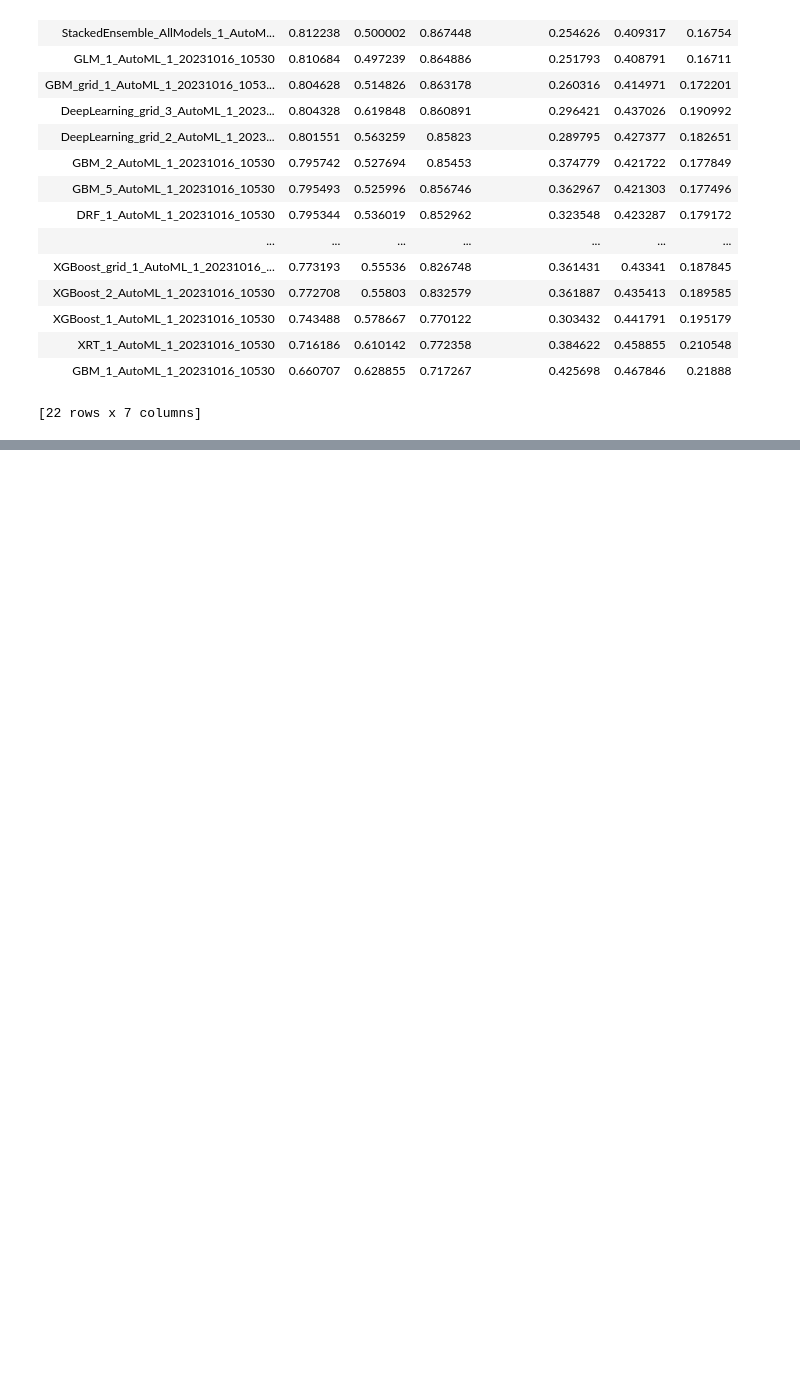
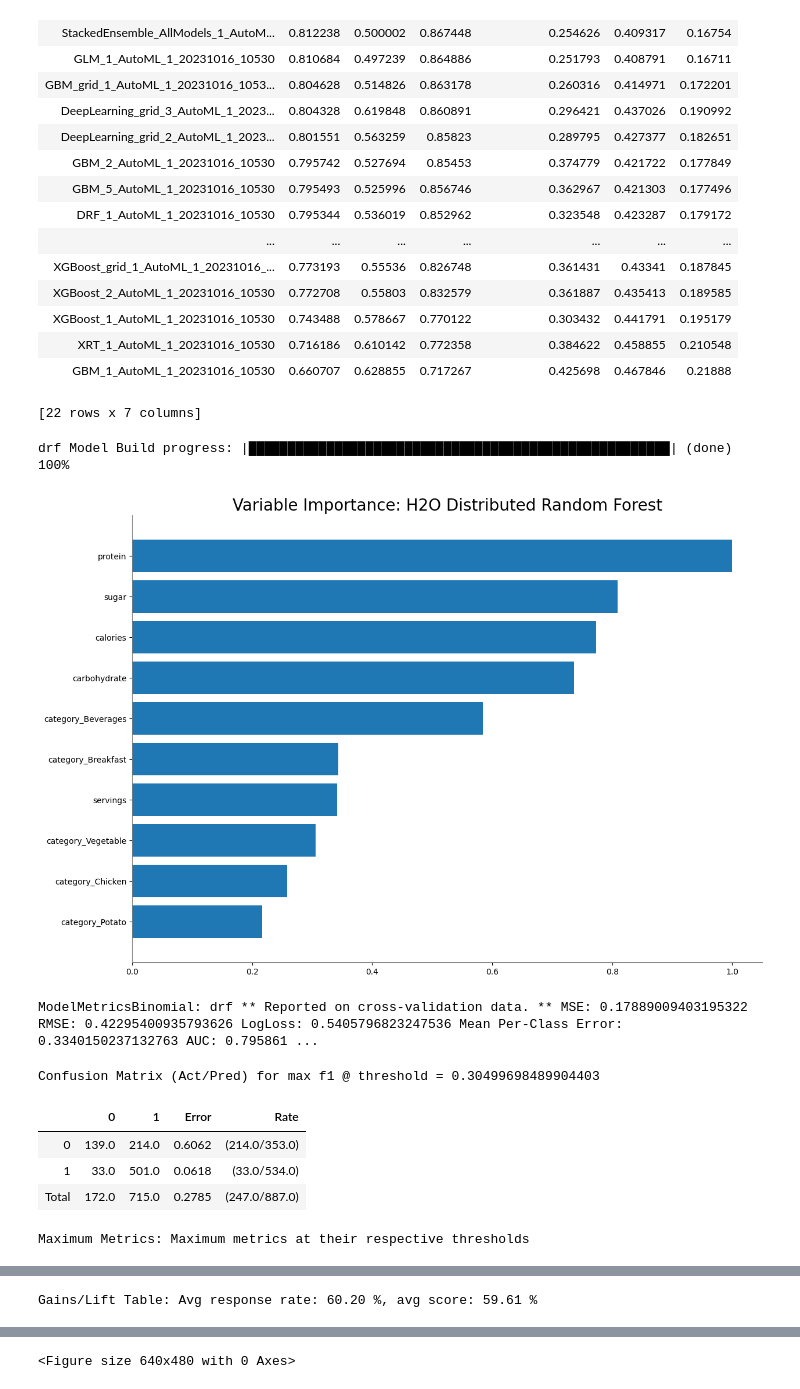
Before and after one commit to callysthenes/recipe_site_traffic, a Jupyter notebook: recipe_site_traffic.ipynb, the cells around one changed output, grey strips where cells are left out. Drawn from its saved outputs; the diff is of its cells as text; code cells hidden in the pictures; blank space fills up the shorter version.

Commit message:
model performance

```diff
--- a/recipe_site_traffic.ipynb
+++ b/recipe_site_traffic.ipynb
@@ -947,3 +947,41 @@ AutoML progress: |████████████████████
 | XRT_1_AutoML_1_20231016_10530 | 0.716186 | 0.610142 | 0.772358 | 0.384622 | 0.458855 | 0.210548 |
 | GBM_1_AutoML_1_20231016_10530 | 0.660707 | 0.628855 | 0.717267 | 0.425698 | 0.467846 | 0.21888 |
 [22 rows x 7 columns]
+# %%
+#choose best model from leaderboard and train it
+from h2o.estimators import H2ORandomForestEstimator
+rf = H2ORandomForestEstimator(ntrees=100, max_depth=20, nfolds=5, seed=1)
+rf.train(y='popularity', training_frame=h2o_df)
+rf.varimp_plot()
+
+
+#save model
+h2o.save_model(model=rf, path='recipe_site_traffic_model', force=True)
+
+#load model
+model = h2o.load_model('recipe_site_traffic_model/DRF_model_python_1697411126935_2326')
+
+#show model performance
+model.model_performance()
+
+
+#show model performance on training data
+model.model_performance(train=True)
+
+
+#show model performance on test data
+model.model_performance(valid=True)
+
+
+#show model performance on cross validation data
+model.model_performance(xval=True)
+# %% [output]
+drf Model Build progress: |██████████████████████████████████████████████████████| (done) 100%
+[figure, added]
+ModelMetricsBinomial: drf ** Reported on cross-validation data. ** MSE: 0.17889009403195322 RMSE: 0.42295400935793626 LogLoss: 0.5405796823247536 Mean Per-Class Error: 0.3340150237132763 AUC: 0.795861 ...
+Confusion Matrix (Act/Pred) for max f1 @ threshold = 0.30499698489904403
+|  | 0 | 1 | Error | Rate |
+| 0 | 139.0 | 214.0 | 0.6062 | (214.0/353.0) |
+| 1 | 33.0 | 501.0 | 0.0618 | (33.0/534.0) |
+| Total | 172.0 | 715.0 | 0.2785 | (247.0/887.0) |
+Maximum Metrics: Maximum metrics at their respective thresholds
@@ -949,0 +1005 @@ AutoML progress: |████████████████████
+Gains/Lift Table: Avg response rate: 60.20 %, avg score: 59.61 %
@@ -949,0 +1023 @@ AutoML progress: |████████████████████
+<Figure size 640x480 with 0 Axes>
```
Also changed, not shown: parts of 1 cell of this notebook, 2 other files.
